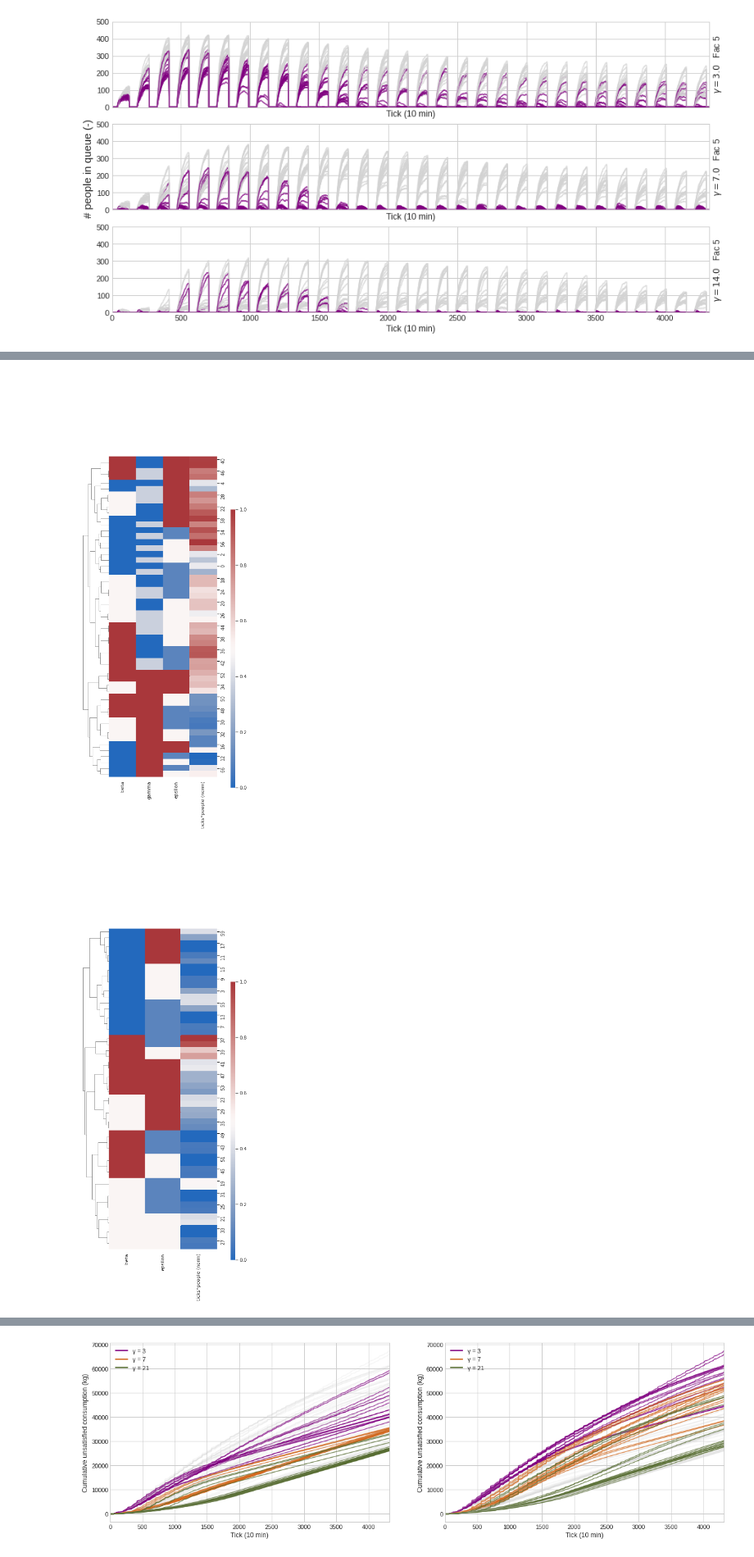
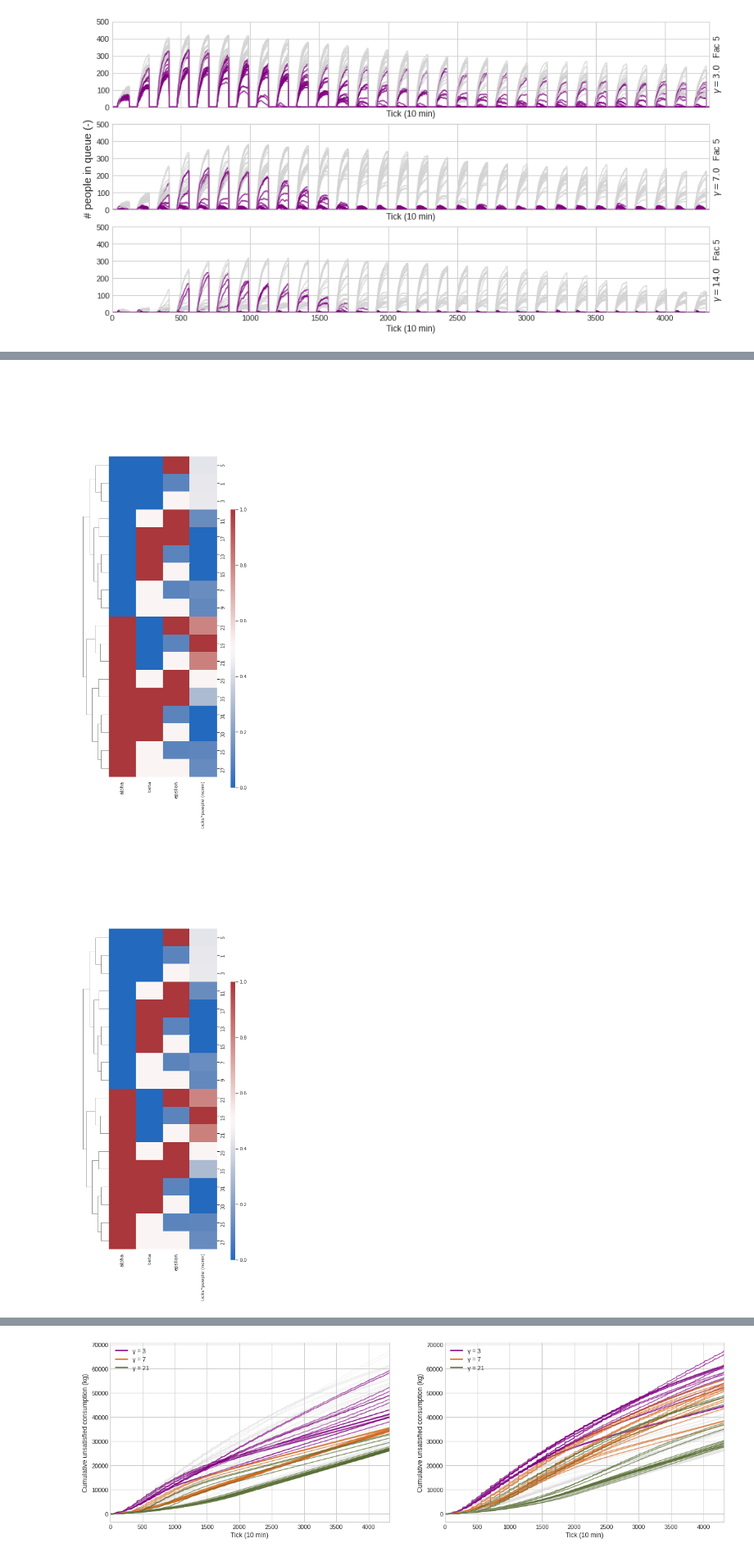
Before and after one commit to daanieo/FATM_ABM, a Jupyter notebook: results/sampling_base/Interpretation_sampling_base.ipynb, the cells around one changed output, grey strips where cells are left out. Shown at 82% size. Saved outputs shown, nothing was run; the diff lists cells and outputs as text; code cells hidden in the pictures.

```diff
--- a/results/sampling_base/Interpretation_sampling_base.ipynb
+++ b/results/sampling_base/Interpretation_sampling_base.ipynb
@@ -197,9 +221,9 @@ for i in d:
 
 
     for j in d[i]:
-        if (input_vars.beta[j] ==0.0 and input_vars.alpha[j]==1.0):# or (input_vars.epsilon[j] == 0.5 and input_vars.beta[j]==0.5) :
+        if (input_vars.beta[j] ==0.0 and input_vars.alpha[j]==1.0 and input_vars.epsilon[j]==0.1):# or (input_vars.epsilon[j] == 0.5 and input_vars.beta[j]==0.5) :
             ax[combinations[input_vars.parallel_served_full[j]],i].plot( x, data.o1[data.o0==j],color=colors[i][0])
-        elif(input_vars.alpha[j]==0.0 and input_vars.beta[j] == 0.0):
+        elif(input_vars.alpha[j]==0.0 and input_vars.beta[j] == 0.0 and input_vars.epsilon[j]==0.1):
             ax[combinations[input_vars.parallel_served_full[j]],i].plot( x, data.o1[data.o0==j],color=colors[i][1])
         else:
             ax[combinations[input_vars.parallel_served_full[j]],i].plot( x, data.o1[data.o0==j],color=colors[i][2], alpha=.75)
@@ -250,15 +274,16 @@ for g in range(3):
 # Clustermap of gamma = 3, normalised last value (change index of d to get other values for gamma)
 uc_endvals_dict = {}
 uc_endvals_dict["u_con (norm)"] = list()
-for j in d[0]:
+filtered_input_vars = input_vars[input_vars.gamma==3].reset_index()#.iloc[ d[0] ].reset_index()
+
+for j in filtered_input_vars.index:
     uc_endvals_dict["u_con (norm)"].append(data.o1[data.o0==j].iloc[-1])
 uc_endvals_df = pd.DataFrame(uc_endvals_dict)
 
-filtered_input_vars = input_vars.iloc[ d[0] ].reset_index()
 filtered_input_vars = pd.concat([filtered_input_vars,uc_endvals_df],axis=1)
-filtered_input_vars=filtered_input_vars[filtered_input_vars.parallel_served_full==7.8]
+filtered_input_vars=filtered_input_vars[filtered_input_vars.parallel_served_full==6.0]
 
-# # filtered_input_vars = filtered_input_vars.drop(columns=["gamma"])# = 0#filtered_input_vars["gamma"]/30
+# filtered_input_vars["gamma"] = normalise(filtered_input_vars["gamma"])
 
 filtered_input_vars["u_con (norm)"] = normalise(filtered_input_vars["u_con (norm)"])
 # filtered_input_vars["parallel_served_full"] = normalise(filtered_input_vars["parallel_served_full"])
@@ -592,44 +617,46 @@ plt.show()
 uc_endvals_dict = {}
 uc_endvals_dict["ticks*people (norm)"] = list()
 for j in input_vars.index:#d[0]:
-    uc_endvals_dict["ticks*people (norm)"].append( np.sum(data.o9[data.o0==j]))
+    uc_endvals_dict["ticks*people (norm)"].append( np.sum(data[data.o0==j].iloc[:,9]))
 uc_endvals_df = pd.DataFrame(uc_endvals_dict)
 
-filtered_input_vars = input_vars.reset_index()#.iloc[ d[0] ].reset_index()
+filtered_input_vars = input_vars[input_vars.gamma==3].reset_index()#.iloc[ d[0] ].reset_index()
 filtered_input_vars = pd.concat([filtered_input_vars,uc_endvals_df],axis=1)
-filtered_input_vars=filtered_input_vars[filtered_input_vars.parallel_served_full==6.0]
+filtered_input_vars=filtered_input_vars[filtered_input_vars.parallel_served_full==7.8]
 
 # filtered_input_vars = filtered_input_vars.drop(columns=["gamma"])# = 0#filtered_input_vars["gamma"]/30
 
 
 filtered_input_vars["ticks*people (norm)"] = normalise(filtered_input_vars["ticks*people (norm)"])
-filtered_input_vars["gamma"] = normalise(filtered_input_vars["gamma"])
+
+# filtered_input_vars["gamma"] = normalise(filtered_input_vars["gamma"])
 
 sns.set(font_scale=1.0)
-fig = sns.clustermap(filtered_input_vars.iloc[:,[8,9,10,13]],cbar_pos=(1.0, .1, .03, .6),figsize=(5,15),col_cluster=False,cmap='vlag')
+fig = sns.clustermap(filtered_input_vars.iloc[:,[7,8,10,13]],cbar_pos=(1.0, .1, .03, .6),figsize=(5,15),col_cluster=False,cmap='vlag')
 # fig.savefig("/home/daan/Desktop/clustermap_unsatisfiedconsumption.png")
 # %% [output]
-[figure, old version]
+[figure, new version]
 # %%
 # Clustermap of gamma = 3, normalised last value (change index of d to get other values for gamma)
 uc_endvals_dict = {}
 uc_endvals_dict["ticks*people (norm)"] = list()
 for j in input_vars.index:#d[0]:
-    uc_endvals_dict["ticks*people (norm)"].append( np.sum(data.o9[data.o0==j]))
+    uc_endvals_dict["ticks*people (norm)"].append( np.sum(data[data.o0==j].iloc[:,9]))
 uc_endvals_df = pd.DataFrame(uc_endvals_dict)
 
-filtered_input_vars = input_vars.reset_index()#.iloc[ d[0] ].reset_index()
+filtered_input_vars = input_vars[input_vars.gamma==14].reset_index()#.iloc[ d[0] ].reset_index()
 filtered_input_vars = pd.concat([filtered_input_vars,uc_endvals_df],axis=1)
 filtered_input_vars=filtered_input_vars[filtered_input_vars.parallel_served_full==7.8]
 
 # filtered_input_vars = filtered_input_vars.drop(columns=["gamma"])# = 0#filtered_input_vars["gamma"]/30
 
 
 filtered_input_vars["ticks*people (norm)"] = normalise(filtered_input_vars["ticks*people (norm)"])
-filtered_input_vars["gamma"] = normalise(filtered_input_vars["gamma"])
+
+# filtered_input_vars["gamma"] = normalise(filtered_input_vars["gamma"])
 
 sns.set(font_scale=1.0)
-fig = sns.clustermap(filtered_input_vars.iloc[:,[8,9,10,13]],cbar_pos=(1.0, .1, .03, .6),figsize=(5,15),col_cluster=False,cmap='vlag')
+fig = sns.clustermap(filtered_input_vars.iloc[:,[7,8,10,13]],cbar_pos=(1.0, .1, .03, .6),figsize=(5,15),col_cluster=False,cmap='vlag')
 # fig.savefig("/home/daan/Desktop/clustermap_unsatisfiedconsumption.png")
 # %% [output]
-[figure, old version]
+[figure, new version]
```
Also changed, not shown: parts of 12 cells of this notebook, 2 other files.
